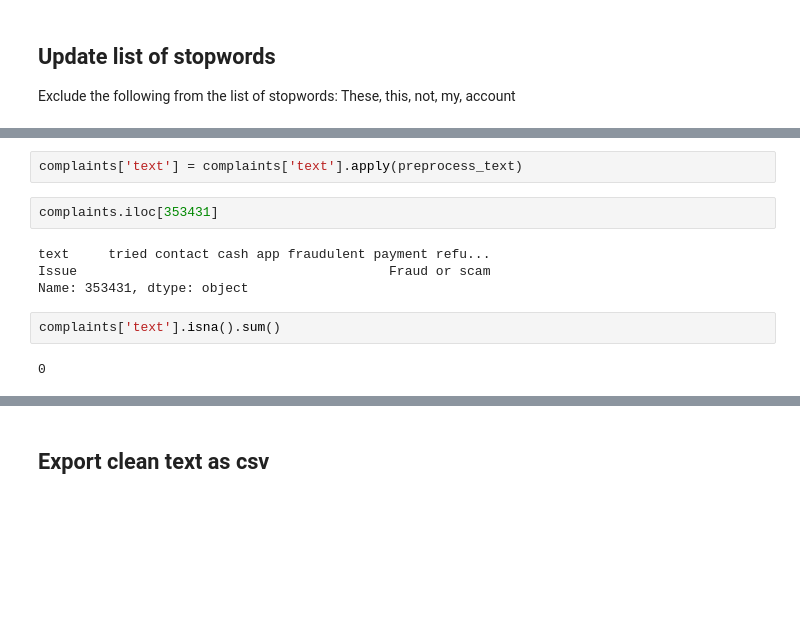
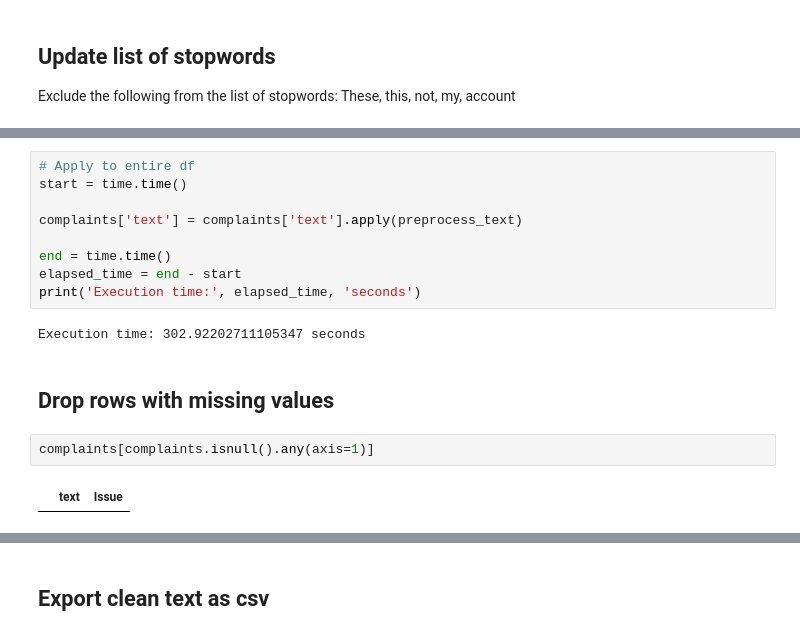
Before and after one commit to nss-data-science-cohort-7/cfpb-classification-classy_fires, a Jupyter notebook: notebooks/mj_cleaningtext.ipynb, the cells around one changed output, grey strips where cells are left out. Cells and saved outputs as stored; diff of their text form; blank space fills up the shorter version.

```diff
--- a/notebooks/mj_cleaningtext.ipynb
+++ b/notebooks/mj_cleaningtext.ipynb
@@ -389,15 +319,20 @@ Name: text, Length: 353432, dtype: object
 # %%
+# Apply to entire df
+start = time.time()
+
 complaints['text'] = complaints['text'].apply(preprocess_text)
+
+end = time.time()
+elapsed_time = end - start
+print('Execution time:', elapsed_time, 'seconds')
+# %% [output]
+Execution time: 302.92202711105347 seconds
-# %%
-complaints.iloc[353431]
-# %% [output]
-text     tried contact cash app fraudulent payment refu...
-Issue                                        Fraud or scam
-Name: 353431, dtype: object
-# %%
-complaints['text'].isna().sum()
-# %% [output]
-0
+# %% [markdown]
+## Drop rows with missing values
+# %%
+complaints[complaints.isnull().any(axis=1)]
+# %% [output]
+|  | text | Issue |
 # %%
 (complaints['text'] == "").sum()
 # %% [output]
```
Also changed, not shown: parts of 35 cells of this notebook.
